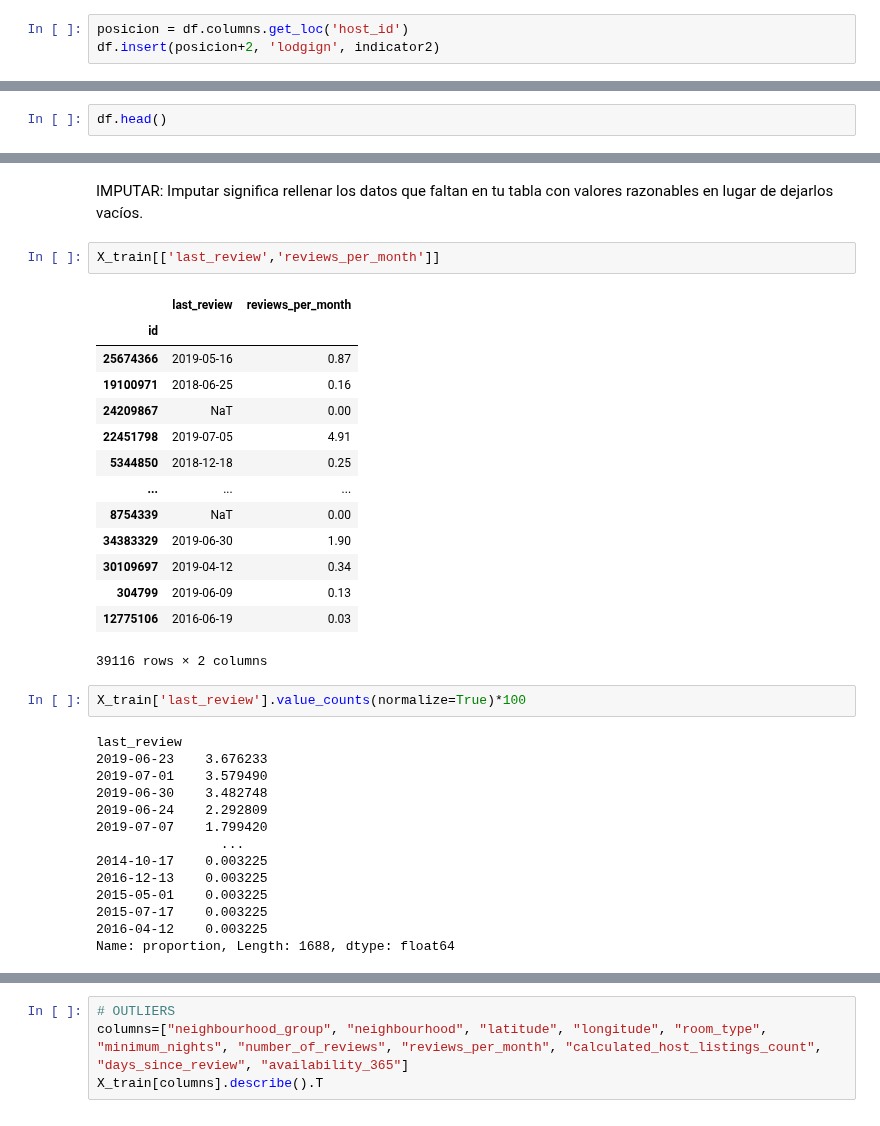
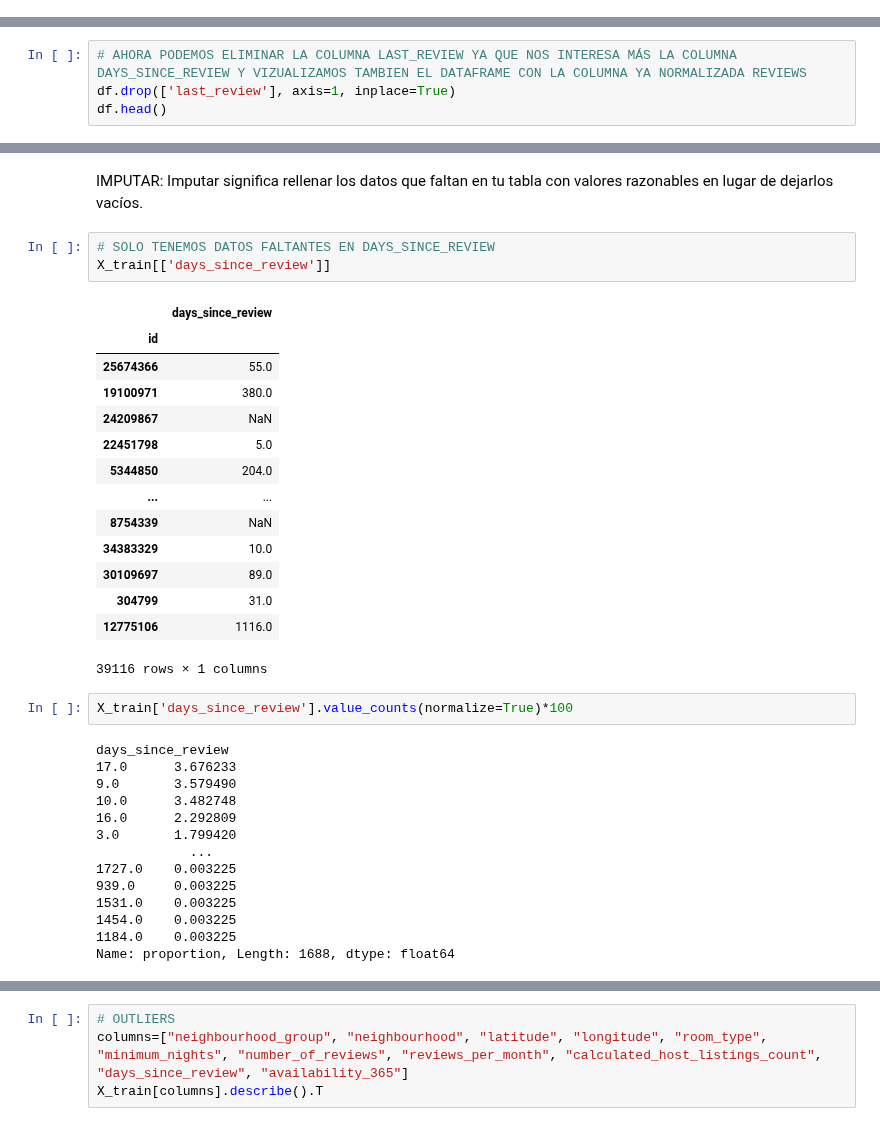
Before and after one commit to 4GeeksAcademy/cathycaz-intro-ml, a Jupyter notebook: src/00-eda.ipynb, the cells around one changed output, grey strips where cells are left out. Saved outputs shown, nothing was run; the diff lists cells and outputs as text.

```diff
--- a/src/00-eda.ipynb
+++ b/src/00-eda.ipynb
@@ -288,6 +285,3 @@ indicator2 = df['host_id'].map(lambda x: pisos.get(x, 0))
-# %%
-posicion = df.columns.get_loc('host_id')
-df.insert(posicion+2, 'lodgign', indicator2)
 # %%
 # COMPROBAMOS LA TABLA CON LA NUEVA COLUMNA
 df.head()
@@ -612,5 +601,7 @@ For example, when doing 'df[col].method(value, inplace=True)', try using 'df.met
 
   df['reviews_per_month'].fillna(0, inplace=True)
 # %%
+# AHORA PODEMOS ELIMINAR LA COLUMNA LAST_REVIEW YA QUE NOS INTERESA MÁS LA COLUMNA DAYS_SINCE_REVIEW Y VIZUALIZAMOS TAMBIEN EL DATAFRAME CON LA COLUMNA YA NORMALIZADA REVIEWS
+df.drop(['last_review'], axis=1, inplace=True)
 df.head()
 # %% [output]
@@ -633,35 +624,36 @@ X_train, X_test, Y_train, Y_test = train_test_split(X, Y, test_size=0.2, random_
 # %% [markdown]
 IMPUTAR: Imputar significa rellenar los datos que faltan en tu tabla con valores razonables en lugar de dejarlos vacíos.
 # %%
-X_train[['last_review','reviews_per_month']]
+# SOLO TENEMOS DATOS FALTANTES EN DAYS_SINCE_REVIEW
+X_train[['days_since_review']]
 # %% [output]
-|  | last_review | reviews_per_month |
-| id |  |  |
-| 25674366 | 2019-05-16 | 0.87 |
-| 19100971 | 2018-06-25 | 0.16 |
-| 24209867 | NaT | 0.00 |
-| 22451798 | 2019-07-05 | 4.91 |
-| 5344850 | 2018-12-18 | 0.25 |
-| ... | ... | ... |
-| 8754339 | NaT | 0.00 |
-| 34383329 | 2019-06-30 | 1.90 |
-| 30109697 | 2019-04-12 | 0.34 |
-| 304799 | 2019-06-09 | 0.13 |
-| 12775106 | 2016-06-19 | 0.03 |
+|  | days_since_review |
+| id |  |
+| 25674366 | 55.0 |
+| 19100971 | 380.0 |
+| 24209867 | NaN |
+| 22451798 | 5.0 |
+| 5344850 | 204.0 |
+| ... | ... |
+| 8754339 | NaN |
+| 34383329 | 10.0 |
+| 30109697 | 89.0 |
+| 304799 | 31.0 |
+| 12775106 | 1116.0 |
-39116 rows × 2 columns
+39116 rows × 1 columns
 # %%
-X_train['last_review'].value_counts(normalize=True)*100
+X_train['days_since_review'].value_counts(normalize=True)*100
 # %% [output]
-last_review
-2019-06-23    3.676233
-2019-07-01    3.579490
-2019-06-30    3.482748
-2019-06-24    2.292809
-2019-07-07    1.799420
-                ...
-2014-10-17    0.003225
-2016-12-13    0.003225
-2015-05-01    0.003225
-2015-07-17    0.003225
-2016-04-12    0.003225
+days_since_review
+17.0      3.676233
+9.0       3.579490
+10.0      3.482748
+16.0      2.292809
+3.0       1.799420
+            ...
+1727.0    0.003225
+939.0     0.003225
+1531.0    0.003225
+1454.0    0.003225
+1184.0    0.003225
 Name: proportion, Length: 1688, dtype: float64
```
Also changed, not shown: parts of 22 cells of this notebook.
